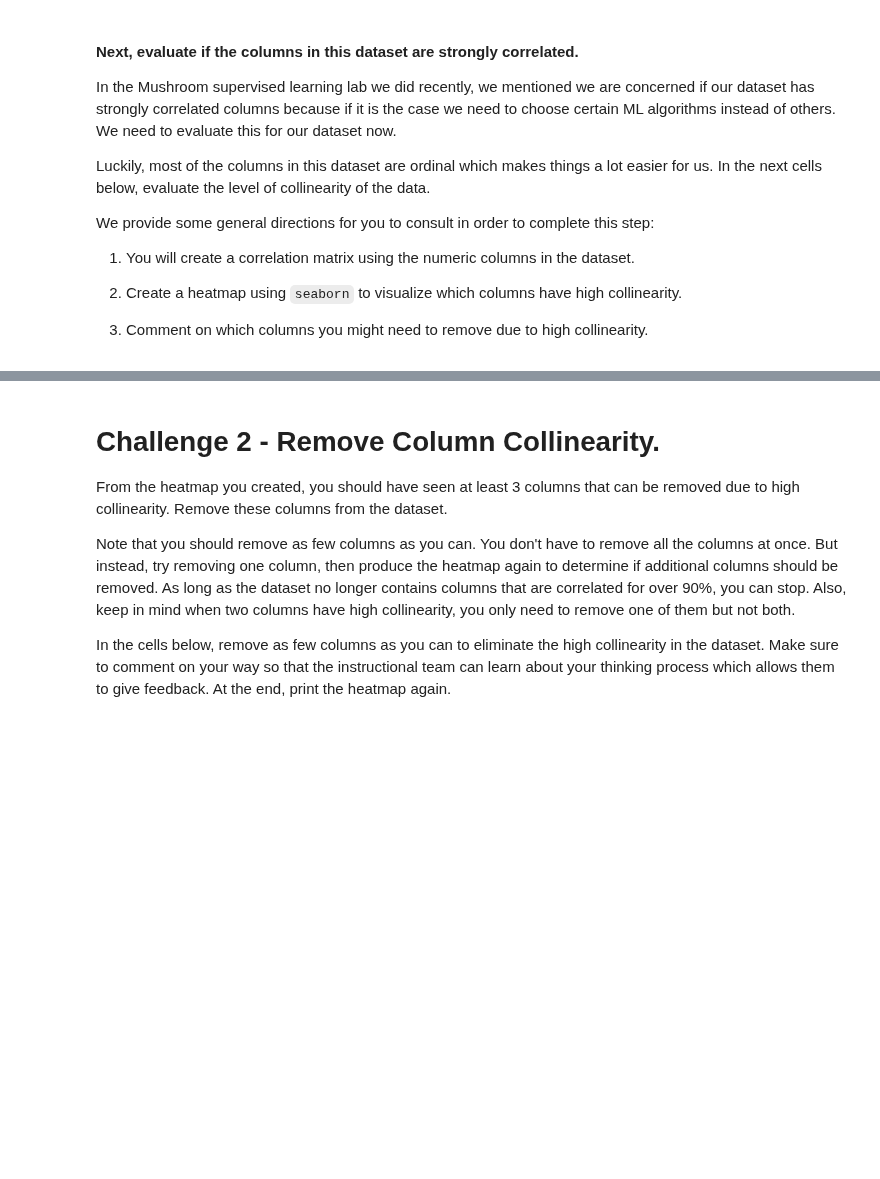
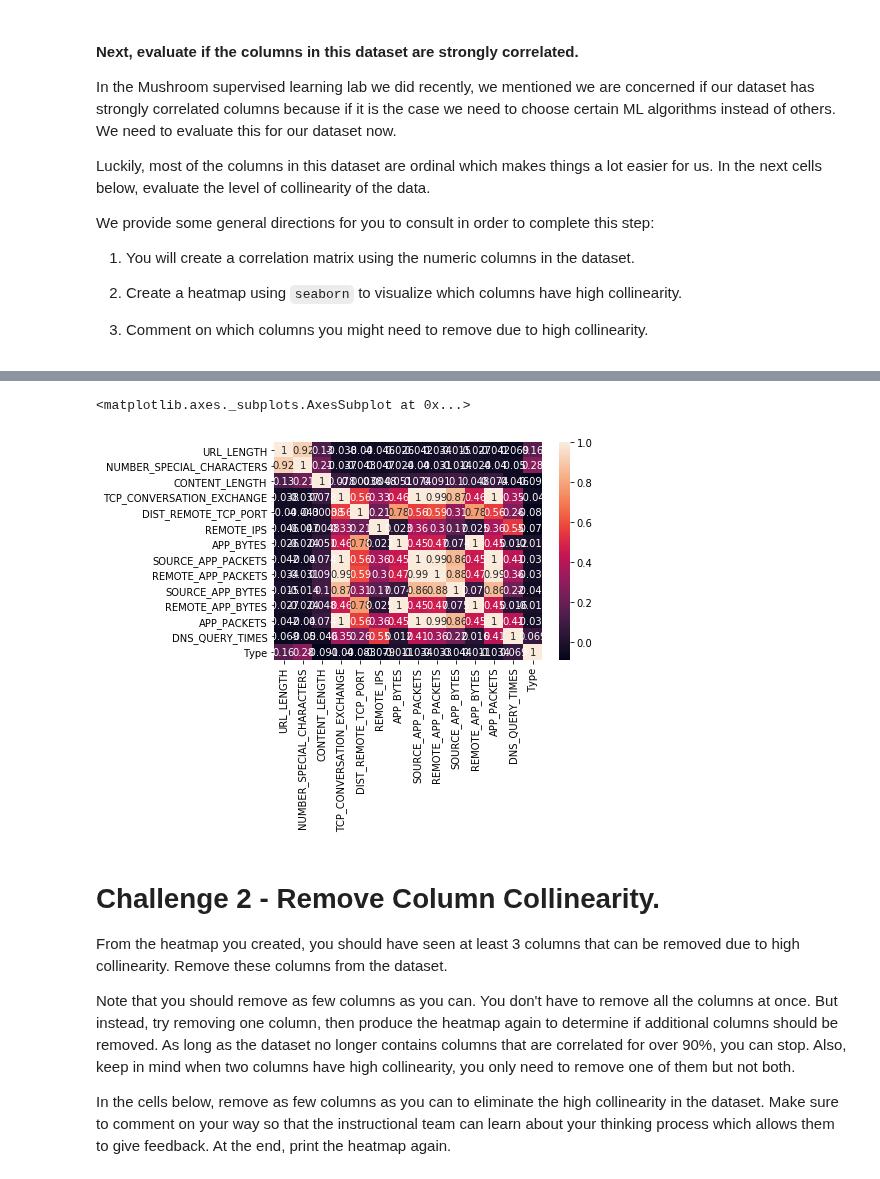
Before and after one commit to ironhack-datalabs/datamad1019, a Jupyter notebook: module-3/lab-supervised-learning/your-code/main.ipynb, the cells around one changed output, grey strips where cells are left out. Saved outputs shown, nothing was run; the diff lists cells and outputs as text; code cells hidden in the pictures; blank space fills up the shorter version.

```diff
--- a/module-3/lab-supervised-learning/your-code/main.ipynb
+++ b/module-3/lab-supervised-learning/your-code/main.ipynb
@@ -82,3 +100,5 @@ We provide some general directions for you to consult in order to complete this
 1. Comment on which columns you might need to remove due to high collinearity.
 # %%
 # Your code here
+corrMatrix = websites.corr()
+corrMatrix
@@ -86,0 +121,6 @@ We provide some general directions for you to consult in order to complete this
+# %%
+heatmap=sn.heatmap(corrMatrix, annot=True)
+heatmap
+# %% [output]
+<matplotlib.axes._subplots.AxesSubplot at 0x...>
+[figure, added]
```
Also changed, not shown: parts of 22 cells of this notebook.
